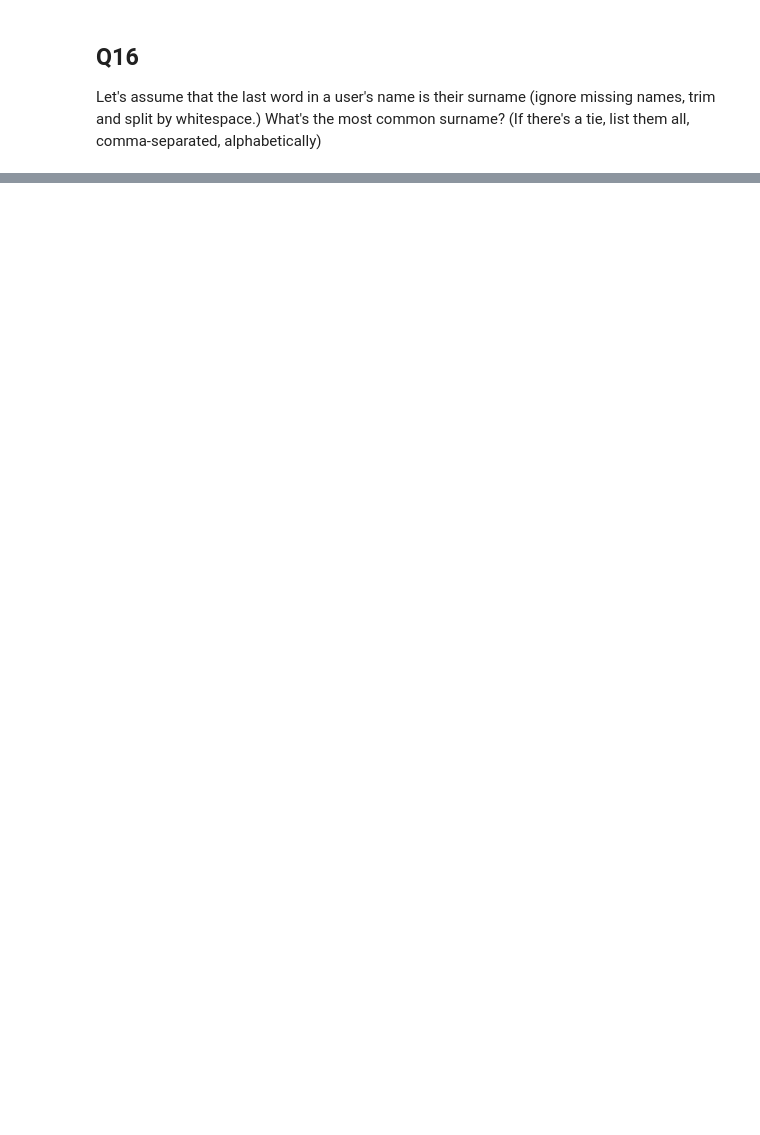
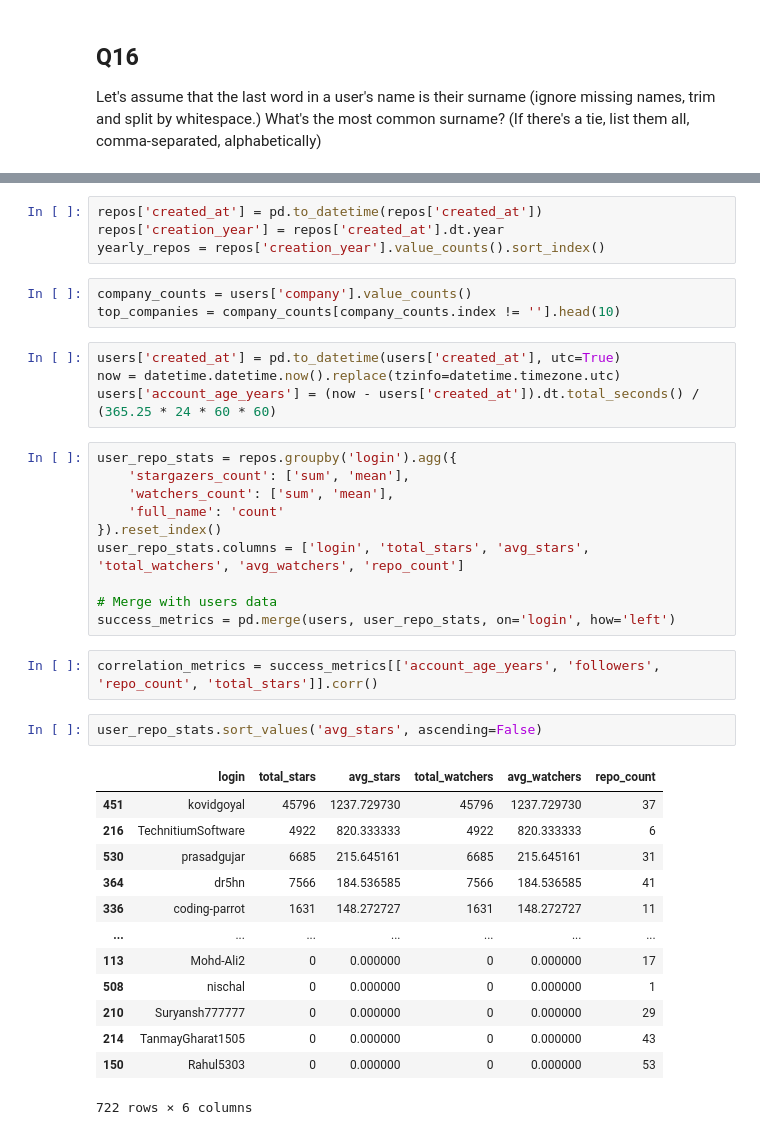
Before and after one commit to ro-jc/tds-proj-1, a Jupyter notebook: Data Analysis.ipynb, the cells around one changed output, grey strips where cells are left out. Drawn from its saved outputs; the diff is of its cells as text; blank space fills up the shorter version.

```diff
--- a/Data Analysis.ipynb
+++ b/Data Analysis.ipynb
@@ -200,0 +221,39 @@ user_surname_df.groupby('last_name').count().reset_index().sort_values('name', a
+# %%
+repos['created_at'] = pd.to_datetime(repos['created_at'])
+repos['creation_year'] = repos['created_at'].dt.year
+yearly_repos = repos['creation_year'].value_counts().sort_index()
+# %%
+company_counts = users['company'].value_counts()
+top_companies = company_counts[company_counts.index != ''].head(10)
+# %%
+users['created_at'] = pd.to_datetime(users['created_at'], utc=True)
+now = datetime.datetime.now().replace(tzinfo=datetime.timezone.utc)
+users['account_age_years'] = (now - users['created_at']).dt.total_seconds() / (365.25 * 24 * 60 * 60)
+# %%
+user_repo_stats = repos.groupby('login').agg({
+    'stargazers_count': ['sum', 'mean'],
+    'watchers_count': ['sum', 'mean'],
+    'full_name': 'count'
+}).reset_index()
+user_repo_stats.columns = ['login', 'total_stars', 'avg_stars', 'total_watchers', 'avg_watchers', 'repo_count']
+
+# Merge with users data
+success_metrics = pd.merge(users, user_repo_stats, on='login', how='left')
+# %%
+correlation_metrics = success_metrics[['account_age_years', 'followers', 'repo_count', 'total_stars']].corr()
+# %%
+user_repo_stats.sort_values('avg_stars', ascending=False)
+# %% [output]
+|  | login | total_stars | avg_stars | total_watchers | avg_watchers | repo_count |
+| 451 | kovidgoyal | 45796 | 1237.729730 | 45796 | 1237.729730 | 37 |
+| 216 | TechnitiumSoftware | 4922 | 820.333333 | 4922 | 820.333333 | 6 |
+| 530 | prasadgujar | 6685 | 215.645161 | 6685 | 215.645161 | 31 |
+| 364 | dr5hn | 7566 | 184.536585 | 7566 | 184.536585 | 41 |
+| 336 | coding-parrot | 1631 | 148.272727 | 1631 | 148.272727 | 11 |
+| ... | ... | ... | ... | ... | ... | ... |
+| 113 | Mohd-Ali2 | 0 | 0.000000 | 0 | 0.000000 | 17 |
+| 508 | nischal | 0 | 0.000000 | 0 | 0.000000 | 1 |
+| 210 | Suryansh777777 | 0 | 0.000000 | 0 | 0.000000 | 29 |
+| 214 | TanmayGharat1505 | 0 | 0.000000 | 0 | 0.000000 | 43 |
+| 150 | Rahul5303 | 0 | 0.000000 | 0 | 0.000000 | 53 |
+722 rows × 6 columns
```
Also changed, not shown: parts of 18 cells of this notebook, 1 other file.
